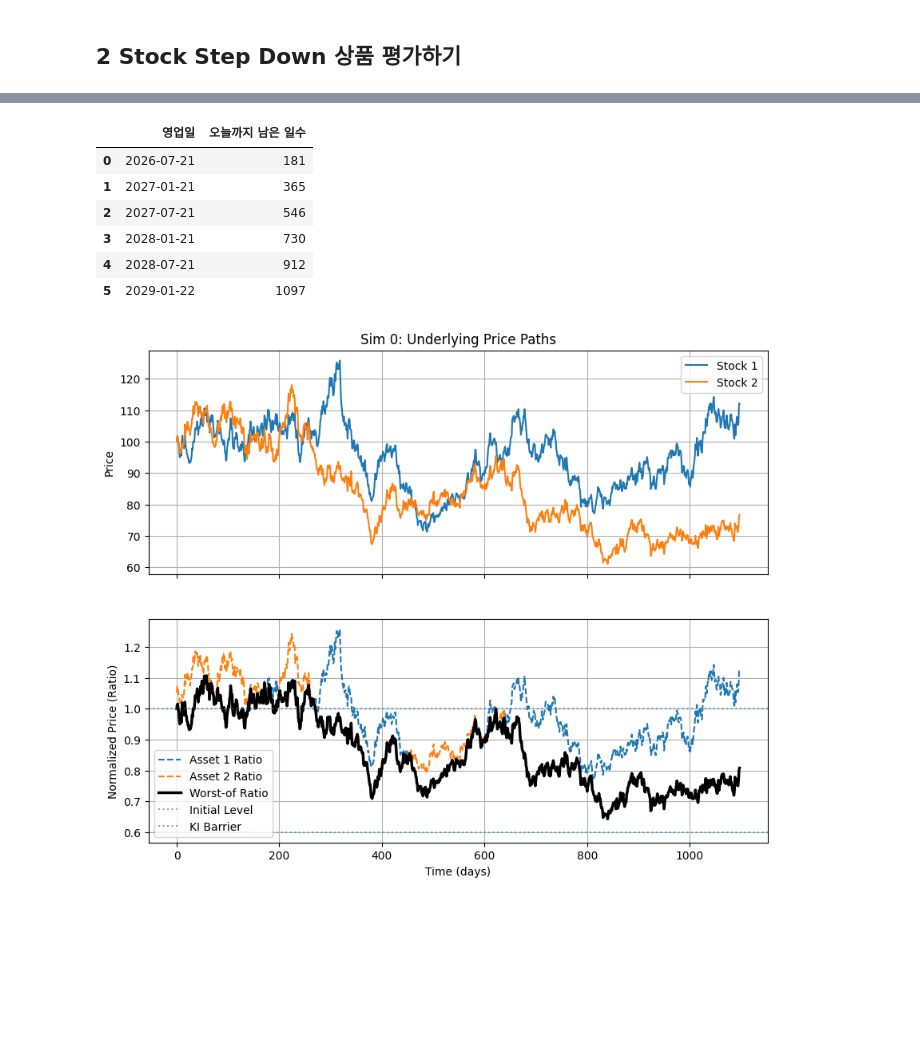
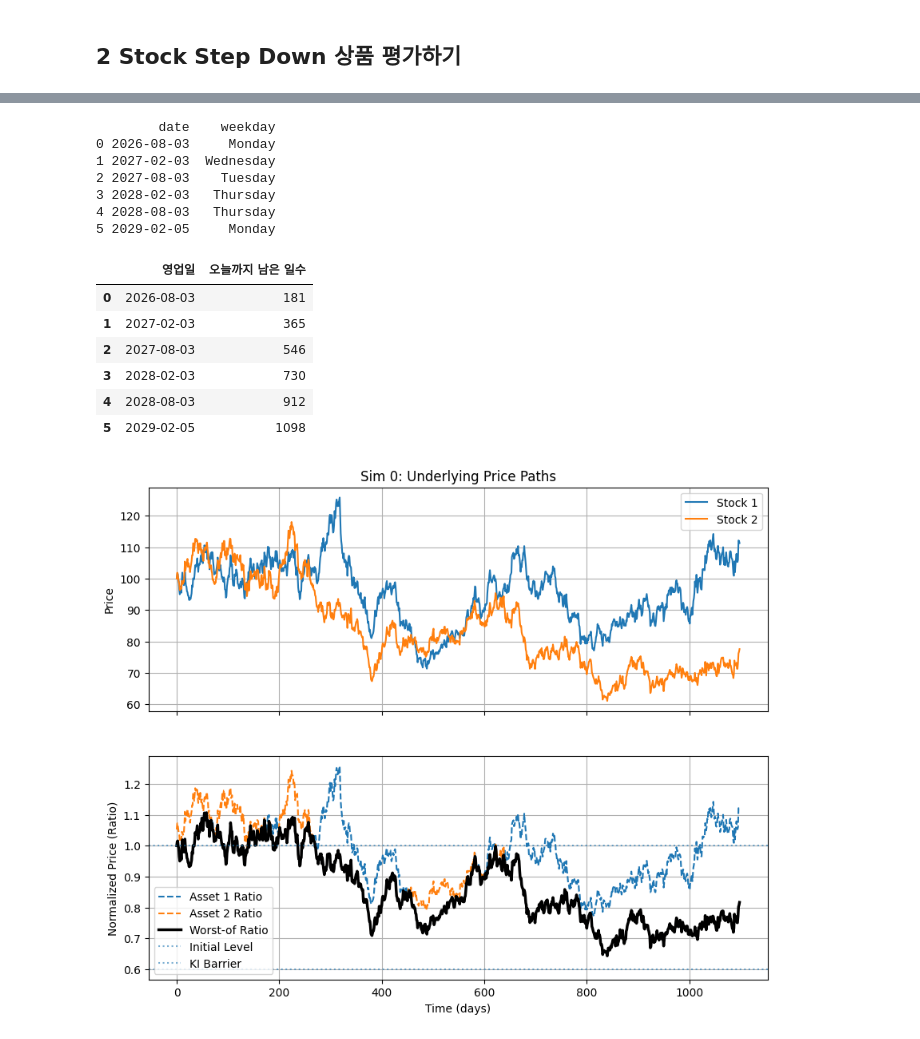
Before and after one commit to HST0077/HYOTC, a Jupyter notebook: StepDown_2stock.ipynb, the cells around one changed output, grey strips where cells are left out. Cells and saved outputs as stored; diff of their text form; code cells hidden in the pictures; blank space fills up the shorter version.

```diff
--- a/StepDown_2stock.ipynb
+++ b/StepDown_2stock.ipynb
@@ -64,22 +5,50 @@ print(business_days)
-# %%
-from datetime import datetime
-
-# 날짜 차이 계산 (단위: 일수)
-days_diff = [(d - today).days for d in business_days]
-
-# DataFrame 생성
-df = pd.DataFrame({
-    '영업일': [d.strftime('%Y-%m-%d') for d in business_days],
-    '오늘까지 남은 일수': days_diff})
-df
-# %% [output]
-|  | 영업일 | 오늘까지 남은 일수 |
-| 0 | 2026-07-21 | 181 |
-| 1 | 2027-01-21 | 365 |
-| 2 | 2027-07-21 | 546 |
-| 3 | 2028-01-21 | 730 |
-| 4 | 2028-07-21 | 912 |
-| 5 | 2029-01-22 | 1097 |
+# %%
+# 오늘 날짜를 대한민국 시각으로
+from zoneinfo import ZoneInfo
+from datetime import datetime, timezone
+from pandas.tseries.offsets import DateOffset, CustomBusinessDay
+import holidays
+import pandas as pd
+
+dt = datetime.now(timezone.utc) # 협정세계시 기준
+dt_kst = dt.astimezone(ZoneInfo("Asia/Seoul"))
+
+today = pd.to_datetime(dt_kst.date()) # 날짜 추출
+six_months_later = today + pd.DateOffset(months=6) # 6개월 후 날짜
+
+# 대한민국 휴일 정보 가져와서 휴일이면 건너뛰기
+kor_holidays = pd.to_datetime(list(holidays.KOR(years=range(2025, 2031)).keys()))
+KOR_BD0 = CustomBusinessDay(n=0, holidays=kor_holidays)   # '0일' 오프셋(롤링용)
+
+D_samples = pd.date_range(six_months_later, periods=6, freq=DateOffset(months=6))
+D0 = D_samples + KOR_BD0   # 주말/공휴일이면 다음 영업일로 롤
+
+out = pd.DataFrame({"date": D0, "weekday": D0.day_name()})
+print(out)
+
+# 날짜 차이 계산 (단위: 일수)
+days_diff = [(d - today).days for d in D0]
+
+# DataFrame 생성
+df = pd.DataFrame({
+    '영업일': [d.strftime('%Y-%m-%d') for d in D0],
+    '오늘까지 남은 일수': days_diff})
+df
+# %% [output]
+        date    weekday
+0 2026-08-03     Monday
+1 2027-02-03  Wednesday
+2 2027-08-03    Tuesday
+3 2028-02-03   Thursday
+4 2028-08-03   Thursday
+5 2029-02-05     Monday
+|  | 영업일 | 오늘까지 남은 일수 |
+| 0 | 2026-08-03 | 181 |
+| 1 | 2027-02-03 | 365 |
+| 2 | 2027-08-03 | 546 |
+| 3 | 2028-02-03 | 730 |
+| 4 | 2028-08-03 | 912 |
+| 5 | 2029-02-05 | 1098 |
 # %%
 # 시뮬레이션 횟수 만큼 주가 2개 생성하기
 import numpy as np
```
Also changed, not shown: parts of 3 cells of this notebook.
